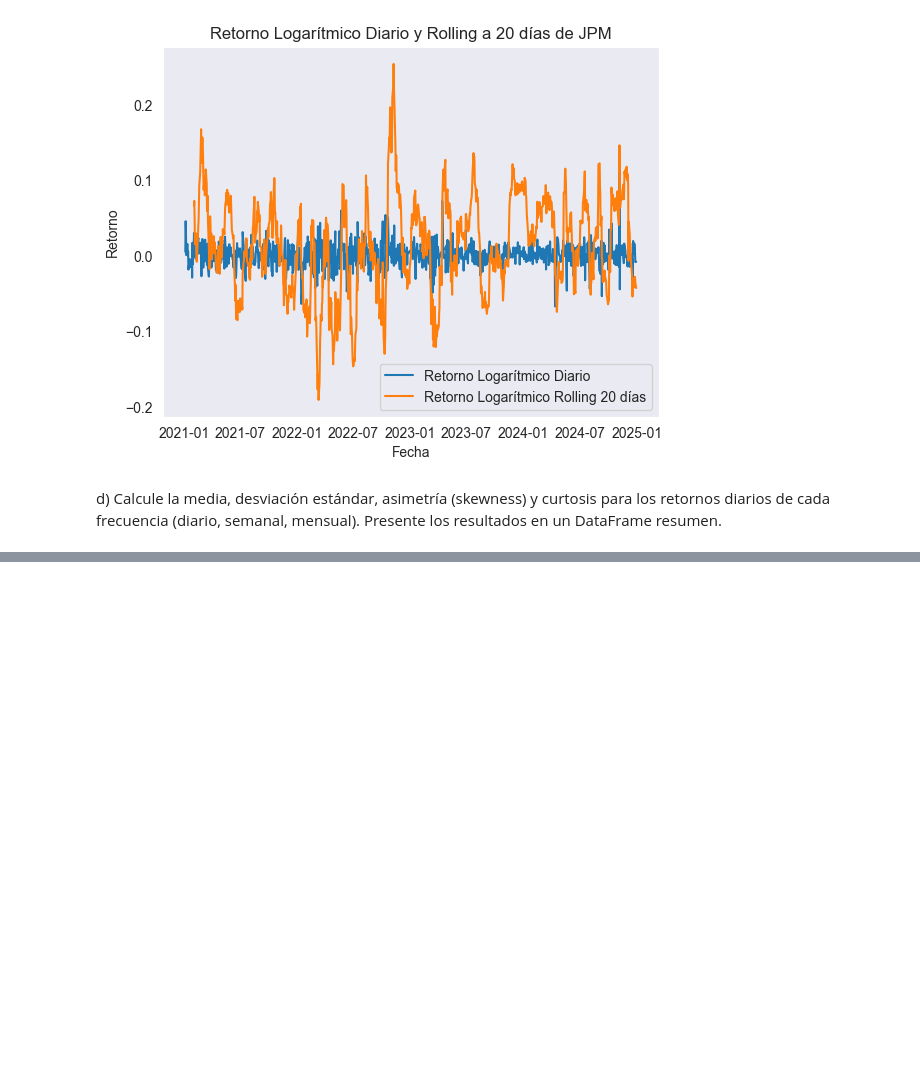
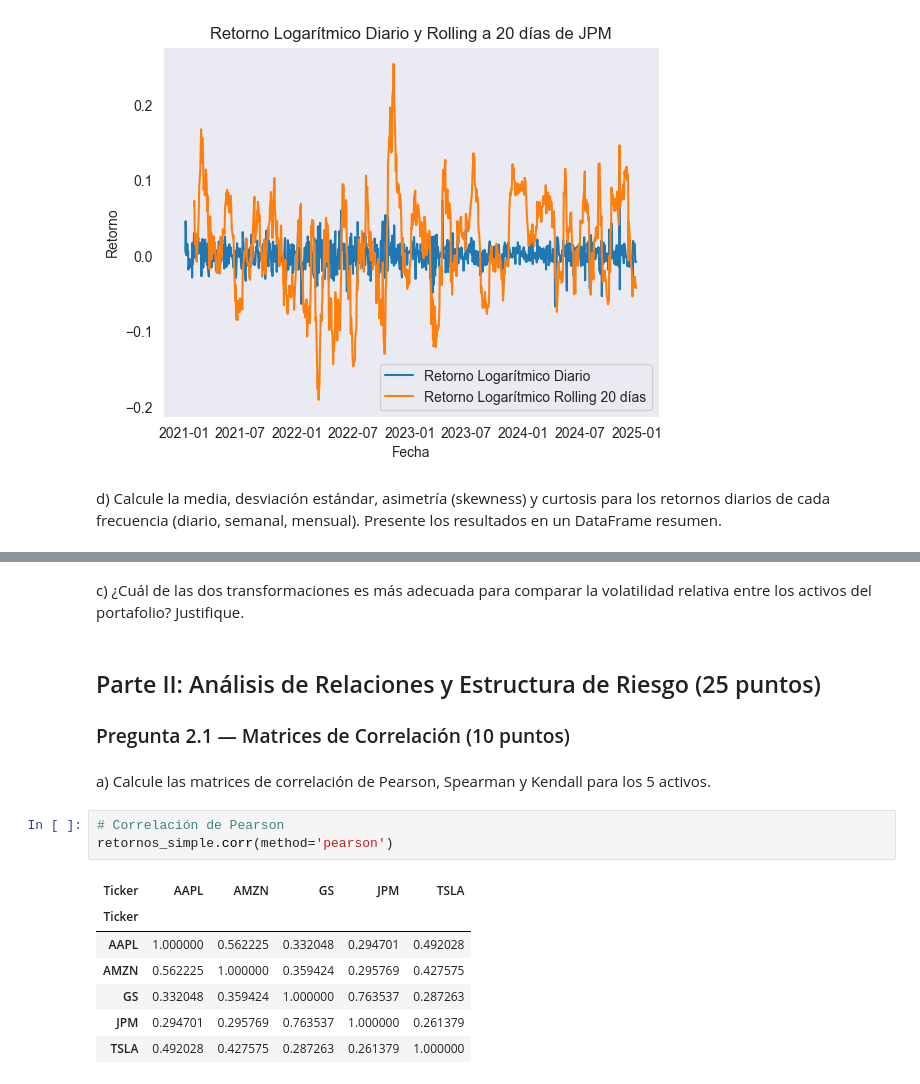
Before and after one commit to Felipe-Lopez-Vergara/ds_finance_-Lopez-, a Jupyter notebook: notebooks/HW_Sesion_2.ipynb, the cells around one changed output, grey strips where cells are left out. Drawn from its saved outputs; the diff is of its cells as text; blank space fills up the shorter version.

```diff
--- a/notebooks/HW_Sesion_2.ipynb
+++ b/notebooks/HW_Sesion_2.ipynb
@@ -176,0 +231,19 @@ Asimetría                          0.104842                    -0.098797
+# %% [markdown]
+c) ¿Cuál de las dos transformaciones es más adecuada para comparar la volatilidad relativa entre los activos del portafolio? Justifique.
+# %% [markdown]
+## Parte II: Análisis de Relaciones y Estructura de Riesgo (25 puntos)
+
+### Pregunta 2.1 — Matrices de Correlación (10 puntos)
+# %% [markdown]
+a) Calcule las matrices de correlación de Pearson, Spearman y Kendall para los 5 activos.
+# %%
+# Correlación de Pearson
+retornos_simple.corr(method='pearson')
+# %% [output]
+| Ticker | AAPL | AMZN | GS | JPM | TSLA |
+| Ticker |  |  |  |  |  |
+| AAPL | 1.000000 | 0.562225 | 0.332048 | 0.294701 | 0.492028 |
+| AMZN | 0.562225 | 1.000000 | 0.359424 | 0.295769 | 0.427575 |
+| GS | 0.332048 | 0.359424 | 1.000000 | 0.763537 | 0.287263 |
+| JPM | 0.294701 | 0.295769 | 0.763537 | 1.000000 | 0.261379 |
+| TSLA | 0.492028 | 0.427575 | 0.287263 | 0.261379 | 1.000000 |
```
Also changed, not shown: parts of 25 cells of this notebook.
